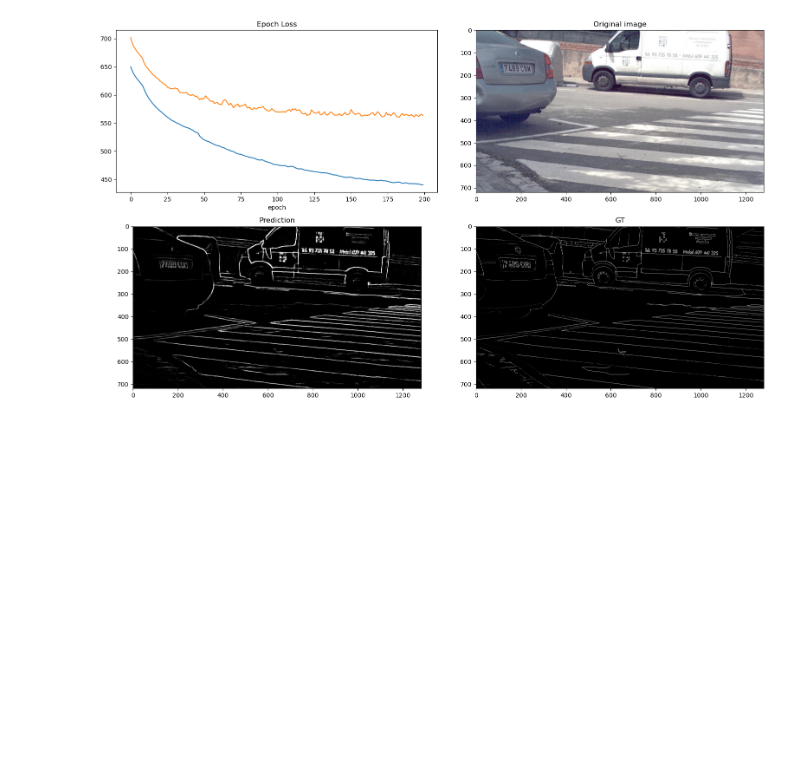
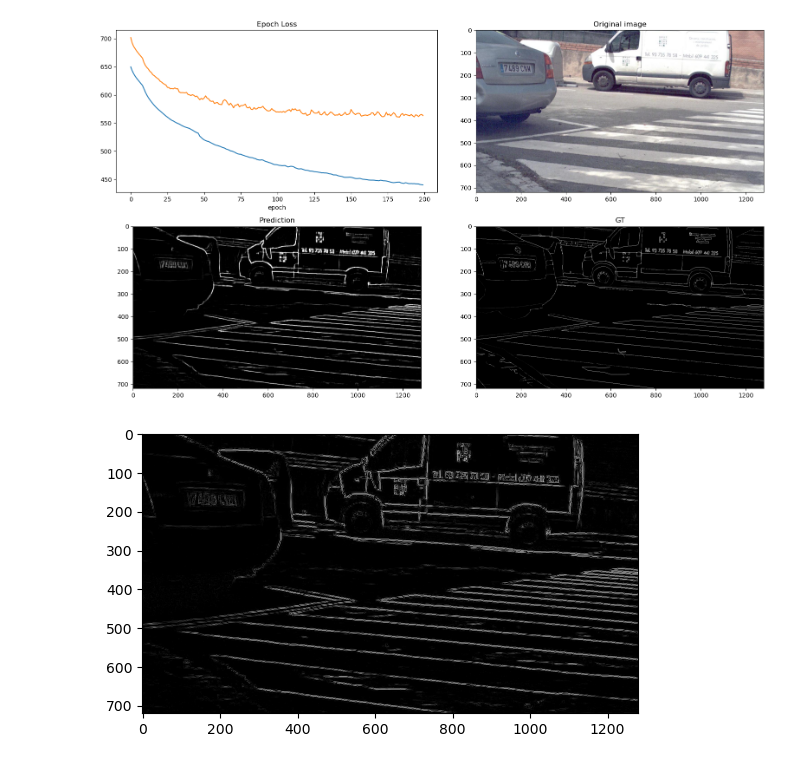
Before and after one commit to SpongeStark/intership_2025_COSYS, a Jupyter notebook: demo/demo_Dexined/demo_Dexined_with_visibility.ipynb, the cells around one changed output. Cells and saved outputs as stored; diff of their text form; code cells hidden in the pictures; blank space fills up the shorter version.

```diff
--- a/demo/demo_Dexined/demo_Dexined_with_visibility.ipynb
+++ b/demo/demo_Dexined/demo_Dexined_with_visibility.ipynb
@@ -173,3 +173,25 @@ plt.tight_layout()  # 自动调整子图间距
 plt.show()
 # %% [output]
 [figure]
+# %%
+from nms import non_max_suppression_torch
+import cv2
+# Sobel 边缘 + 方向
+gx = cv2.Sobel(yhat.detach().numpy(), cv2.CV_64F, 1, 0, ksize=3)
+gy = cv2.Sobel(yhat.detach().numpy(), cv2.CV_64F, 0, 1, ksize=3)
+
+mag = np.hypot(gx, gy).astype(np.float32)
+dir = np.degrees(np.arctan2(gy, gx)).astype(np.float32)
+
+# 转换为 PyTorch Tensor
+edge_mag_t = torch.tensor(mag).unsqueeze(0).unsqueeze(0)  # shape (1, 1, H, W)
+edge_dir_t = torch.tensor(dir).unsqueeze(0).unsqueeze(0)
+
+# 应用 NMS
+nms_edge = non_max_suppression_torch(edge_mag_t, edge_dir_t)
+# %%
+import matplotlib.pyplot as plt
+plt.imshow(normalisation(nms_edge[0,0], 98), cmap="gray")
+plt.show()
+# %% [output]
+[figure, added]
```
Also changed, not shown: parts of 2 cells of this notebook, 23 other files.
